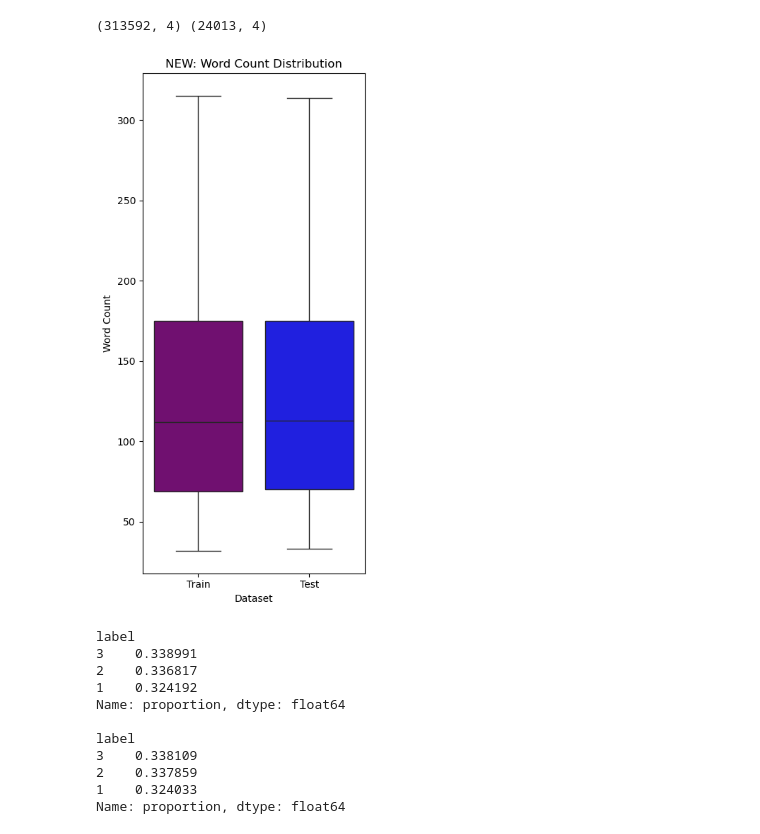
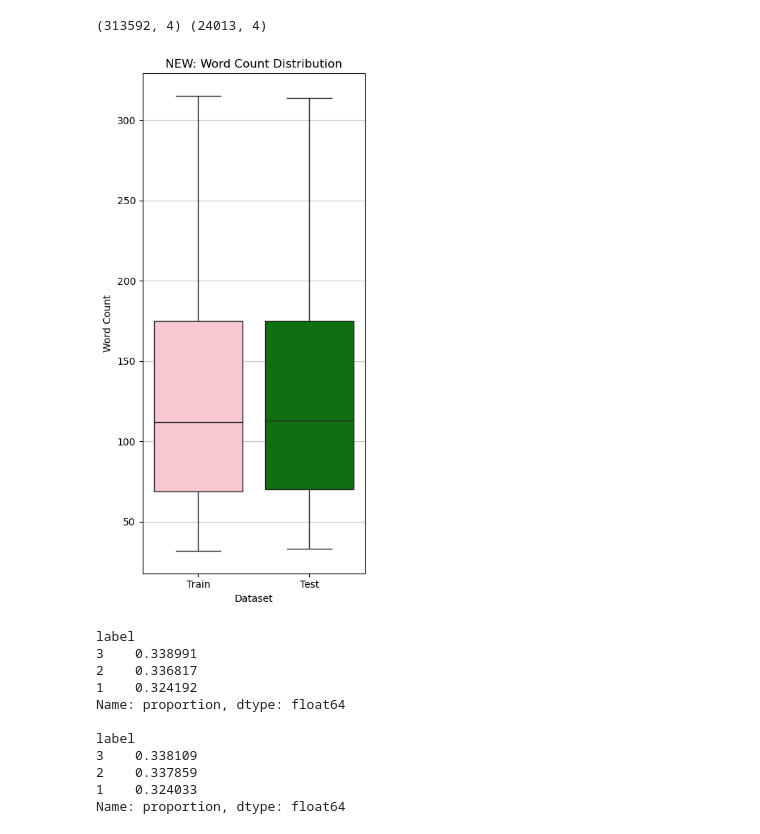
Before and after one commit to kangelamw/LLM-Project-DS, a Jupyter notebook: notebooks/1-preprocessing.ipynb, the cells around one changed output. Saved outputs shown, nothing was run; the diff lists cells and outputs as text; code cells hidden in the pictures.

```diff
--- a/notebooks/1-preprocessing.ipynb
+++ b/notebooks/1-preprocessing.ipynb
@@ -297,28 +308,32 @@ print(train.shape, test.shape)
 # %%
 # Word count outliers - Train and test in one plot
 plt.figure(figsize=(4, 8))
 
 # Create a DataFrame to use with seaborn's boxplot
 combined_data = pd.DataFrame({
     'Word Count': pd.concat([train['word_count'], test['word_count']]),
     'Dataset': ['Train'] * len(train) + ['Test'] * len(test)
 })
 
 # Create boxplot with dataset on x-axis
 sns.boxplot(x='Dataset',
             y='Word Count',
             hue='Dataset',
             data=combined_data,
-            palette={'Train': 'purple', 'Test': 'blue'},
+            palette={'Train': 'pink', 'Test': 'green'},
             legend=False)
 
 plt.title('NEW: Word Count Distribution')
 plt.ylabel('Word Count')
+
+plt.grid(axis='y',
+         alpha=0.7)
 plt.tight_layout()
 
+plt.savefig(f'{img_path}/new_word_count_distribution_new.png')
 plt.show()
 # %% [output]
-[figure, old version]
+[figure, new version]
 # %%
 # Check class distribution
 print(train['label'].value_counts(normalize=True),'\n')
```
Also changed, not shown: parts of 5 cells of this notebook, 14 other files.
